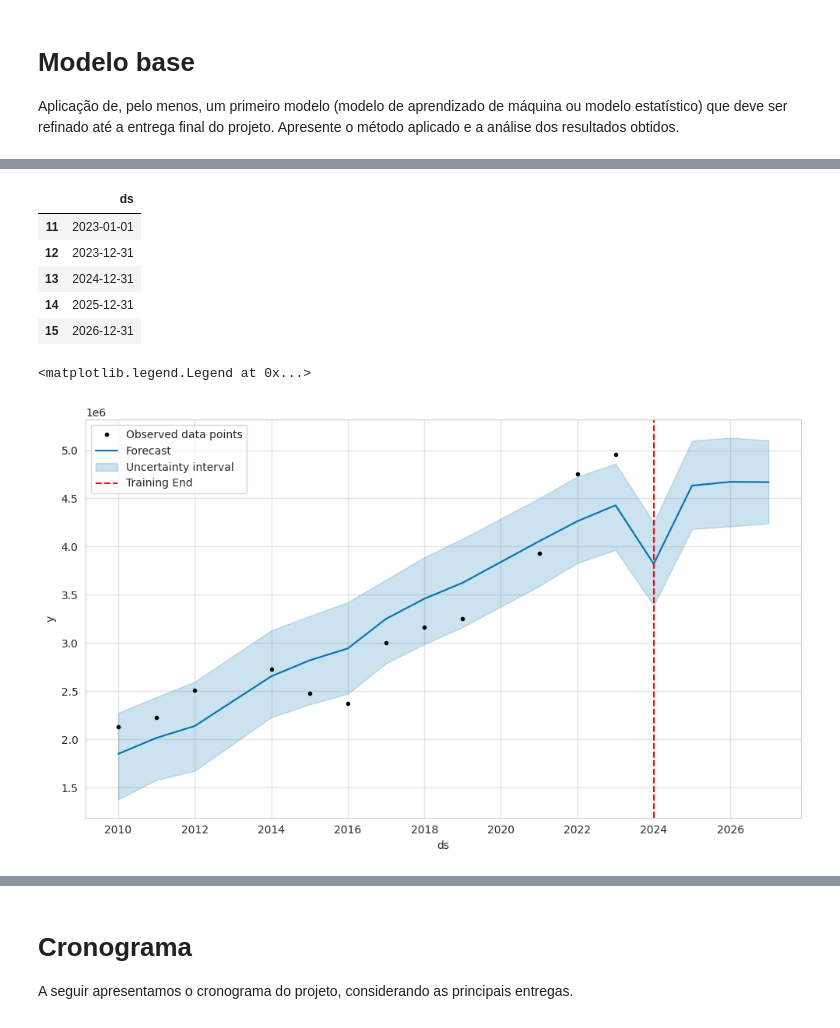
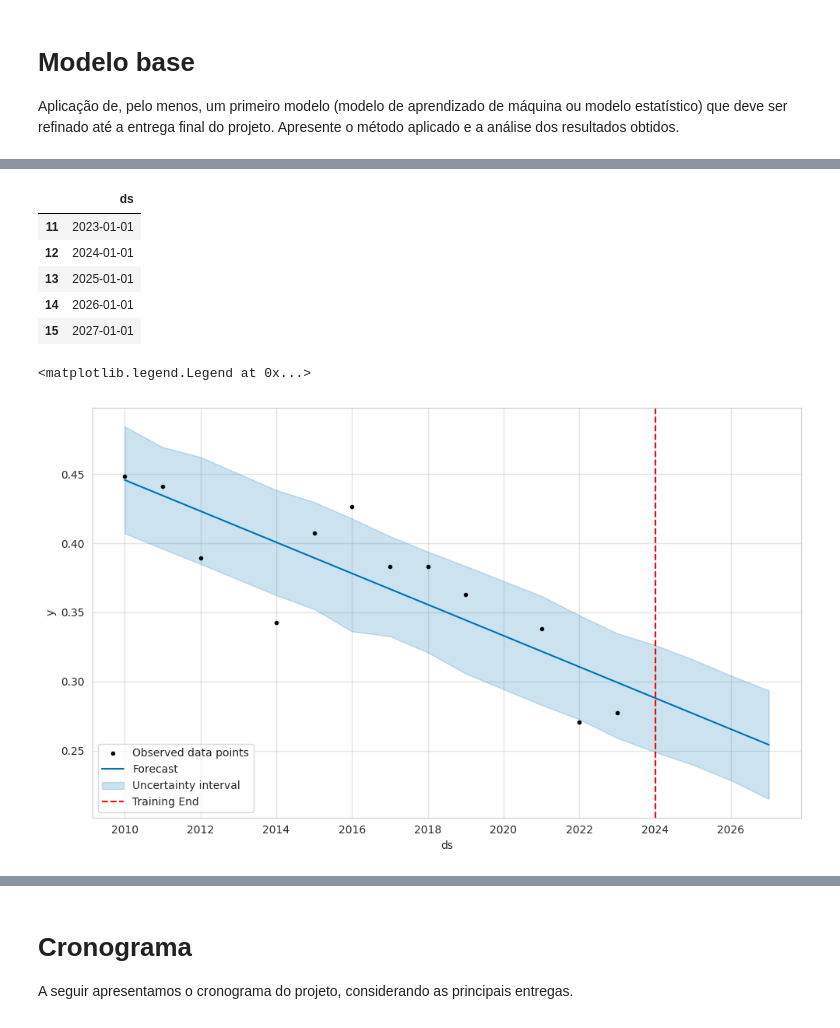
Before and after one commit to natalfr17/Projeto-Aplicado-IV, a Jupyter notebook: projeto/cd_projeto_aplicado_IV_entrega_3.ipynb, the cells around one changed output, grey strips where cells are left out. Drawn from its saved outputs; the diff is of its cells as text; code cells hidden in the pictures.

```diff
--- a/projeto/cd_projeto_aplicado_IV_entrega_3.ipynb
+++ b/projeto/cd_projeto_aplicado_IV_entrega_3.ipynb
@@ -234,14 +234,14 @@ Aplicação de, pelo menos, um primeiro modelo (modelo de aprendizado de máquin
 # %%
 from prophet import Prophet
 
-df_prophet = df[["NU_ANO_CENSO", "qtIngressantes"]]
-df_prophet.rename(columns={"NU_ANO_CENSO": "ds", "qtIngressantes": "y"}, inplace=True)
-df_prophet["ds"] = df_prophet["ds"].astype(str) + "-01"
+df_prophet = df[["NU_ANO_CENSO", "Ratio"]]
+df_prophet.rename(columns={"NU_ANO_CENSO": "ds", "Ratio": "y"}, inplace=True)
+df_prophet["ds"] = df_prophet["ds"].astype(str)
 
-model = Prophet()
+model = Prophet(yearly_seasonality=False)
 model.fit(df_prophet)
 
-future = model.make_future_dataframe(periods=4, freq="Y")
+future = model.make_future_dataframe(periods=4, freq='YS')
 future.tail()
 # %% [output]
 A value is trying to be set on a copy of a slice from a DataFrame
@@ -263,10 +263,10 @@ INFO:cmdstanpy:Chain [1] start processing
 INFO:cmdstanpy:Chain [1] done processing
 |  | ds |
 | 11 | 2023-01-01 |
-| 12 | 2023-12-31 |
-| 13 | 2024-12-31 |
-| 14 | 2025-12-31 |
-| 15 | 2026-12-31 |
+| 12 | 2024-01-01 |
+| 13 | 2025-01-01 |
+| 14 | 2026-01-01 |
+| 15 | 2027-01-01 |
 # %%
 forecast = model.predict(future)
 forecast[['ds', 'yhat', 'yhat_lower', 'yhat_upper']].tail()
@@ -281,7 +281,7 @@ axes.axvline(x=last_training_date, color='red', linestyle='--', label='Training
 plt.legend()
 # %% [output]
 <matplotlib.legend.Legend at 0x...>
-[figure, old version]
+[figure, new version]
 # %%
 fig2 = model.plot_components(forecast)
 # %% [output]
```
Also changed, not shown: parts of 2 cells of this notebook.
